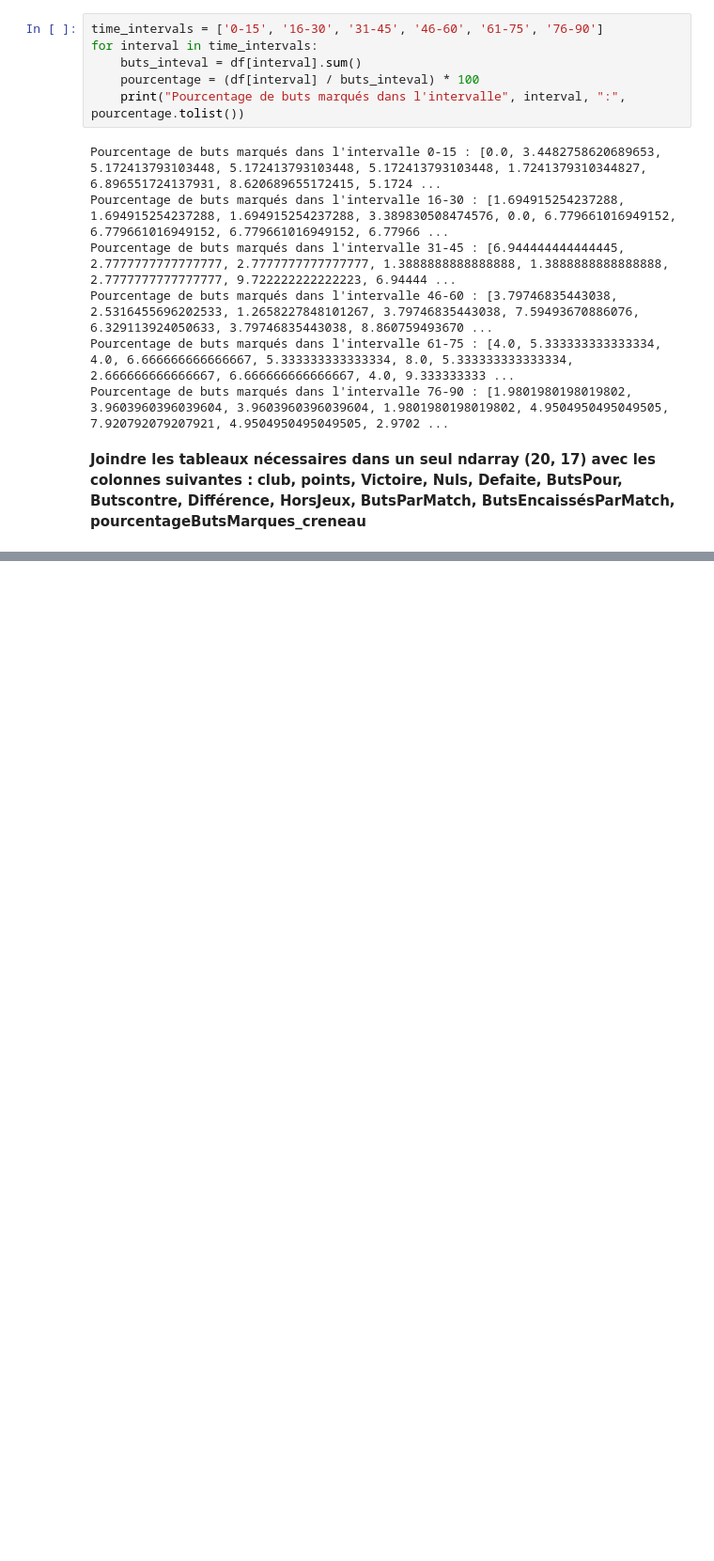
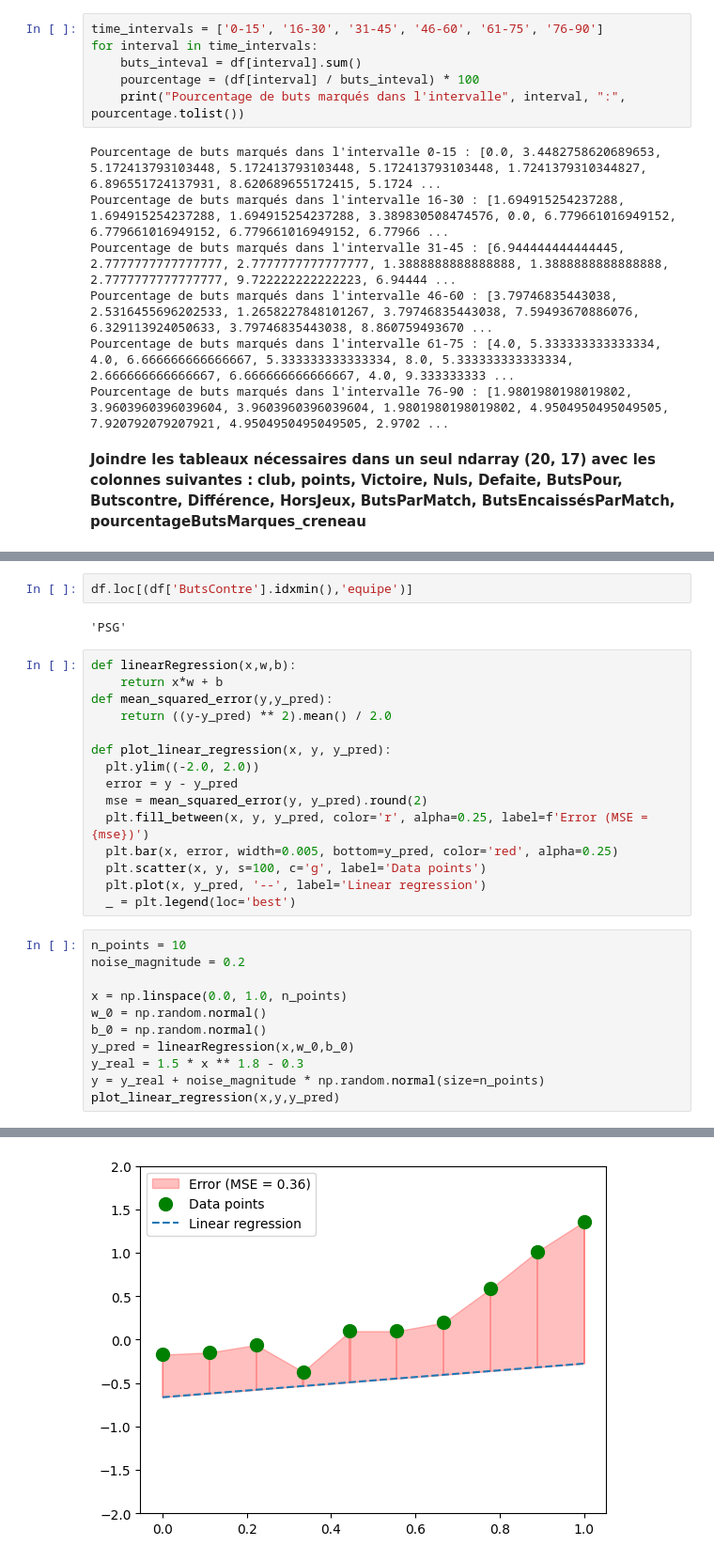
Before and after one commit to olamineZakaria/Satistique-with-python, a Jupyter notebook: Statistique.ipynb, the cells around one changed output, grey strips where cells are left out. Shown at 94% size. Drawn from its saved outputs; the diff is of its cells as text; blank space fills up the shorter version.

```diff
--- a/Statistique.ipynb
+++ b/Statistique.ipynb
@@ -406,0 +514,31 @@ Pourcentage de buts marqués dans l'intervalle 76-90 : [1.9801980198019802, 3.96
+# %%
+df.loc[(df['ButsContre'].idxmin(),'equipe')]
+# %% [output]
+'PSG'
+# %%
+def linearRegression(x,w,b):
+    return x*w + b
+def mean_squared_error(y,y_pred):
+    return ((y-y_pred) ** 2).mean() / 2.0
+
+def plot_linear_regression(x, y, y_pred):
+  plt.ylim((-2.0, 2.0))
+  error = y - y_pred
+  mse = mean_squared_error(y, y_pred).round(2)
+  plt.fill_between(x, y, y_pred, color='r', alpha=0.25, label=f'Error (MSE = {mse})')
+  plt.bar(x, error, width=0.005, bottom=y_pred, color='red', alpha=0.25)
+  plt.scatter(x, y, s=100, c='g', label='Data points')
+  plt.plot(x, y_pred, '--', label='Linear regression')
+  _ = plt.legend(loc='best')
+# %%
+n_points = 10
+noise_magnitude = 0.2
+
+x = np.linspace(0.0, 1.0, n_points)
+w_0 = np.random.normal()
+b_0 = np.random.normal()
+y_pred = linearRegression(x,w_0,b_0)
+y_real = 1.5 * x ** 1.8 - 0.3
+y = y_real + noise_magnitude * np.random.normal(size=n_points)
+plot_linear_regression(x,y,y_pred)
+# %% [output]
@@ -406,0 +555 @@ Pourcentage de buts marqués dans l'intervalle 76-90 : [1.9801980198019802, 3.96
+[figure, added]
```
Also changed, not shown: parts of 8 cells of this notebook, 1 other file.
